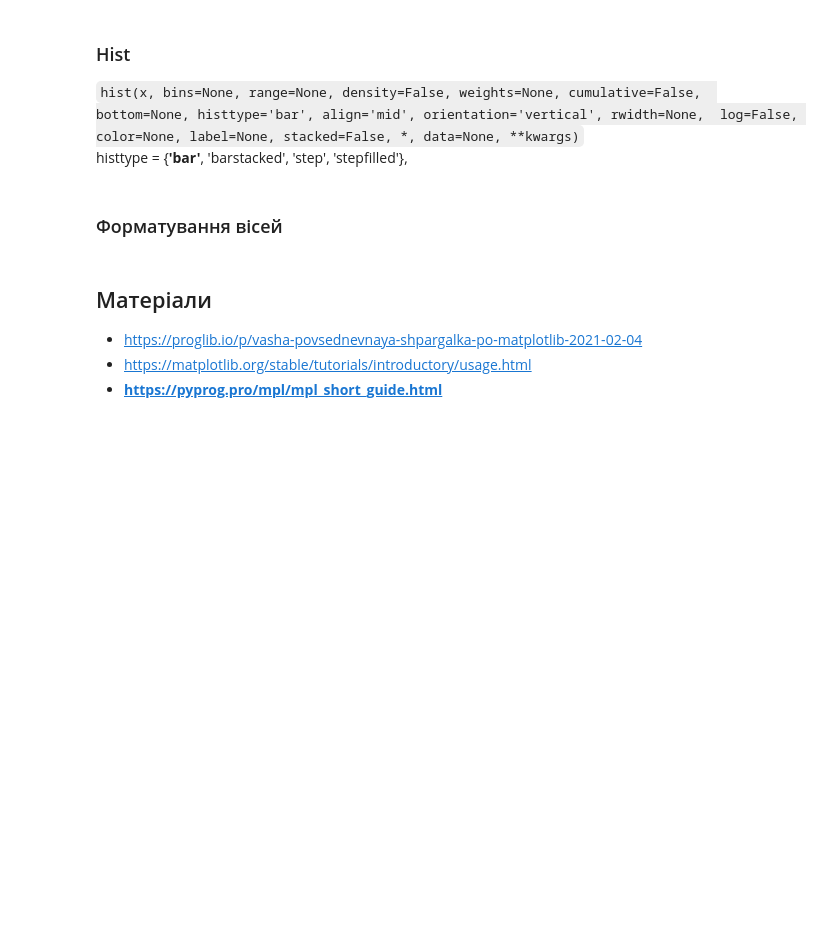
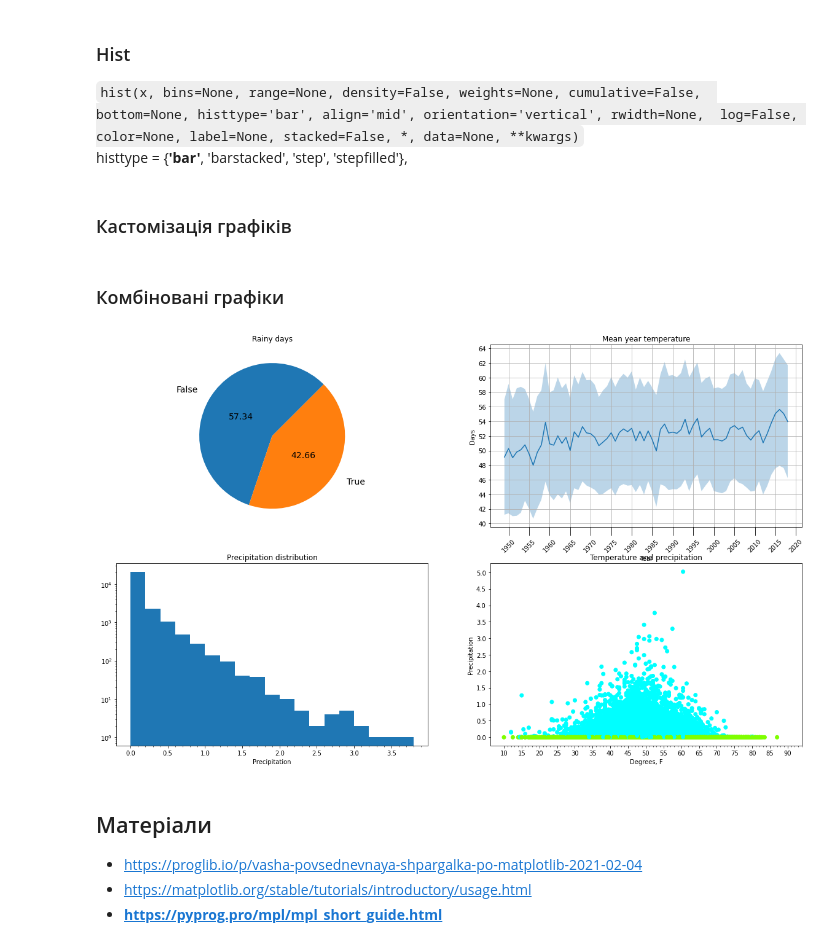
Before and after one commit to GenomicsUA/workshops, a Jupyter notebook: Python_R_Visualization/Python/Matplotlib.ipynb, the cells around one changed output. Cells and saved outputs as stored; diff of their text form; code cells hidden in the pictures; blank space fills up the shorter version.

Commit message:
Adde final MPL plot

```diff
--- a/Python_R_Visualization/Python/Matplotlib.ipynb
+++ b/Python_R_Visualization/Python/Matplotlib.ipynb
@@ -12,10 +11,12 @@ Image(url='https://matplotlib.org/stable/_static/logo2_compressed.svg')
 # %% [markdown]
 Matplotlib is a comprehensive library for creating static, animated, and interactive visualizations in Python.
 # %%
+weather = pd.read_csv('../datasets/seattleWeather.csv', parse_dates=['DATE'], index_col='DATE')
+weather['TAVG'] = weather[['TMAX', 'TMIN']].mean(axis=1)
 iris = pd.read_csv('../datasets/iris.csv', index_col='Id')
 flights = pd.read_csv('../datasets/flights.csv')
 mtcars = pd.read_csv('../datasets/mtcars.csv')
-
+weather
 xs = np.linspace(0, 2, 100)
 df = pd.DataFrame({'x': xs, 'y': xs, 'y2': xs ** 2, 'y3': xs ** 3})
 df.head(3)
@@ -466,8 +471,8 @@ plt.hist(flights['delay'], weights=flights['duration'],
          histtype='bar',
          density=False, cumulative=False)
 plt.show()
-# %% [markdown]
-### Форматування вісей
+# %% [markdown]
+### Кастомізація графіків
 # %%
 cyl8 = mtcars[mtcars['cyl'] == 8]
 plt.figure(figsize=(9,6))
@@ -480,6 +485,47 @@ plt.figure(figsize=(12,6))
 plt.bar(x='model', height='hp', color=list('rgbkymc'), data=cyl8)
 #plt.xticks(font='Arial', size=14, rotation='vertical')
 plt.show()
+# %% [markdown]
+### Комбіновані графіки
+# %%
+pie = weather.groupby('RAIN', as_index=False).agg({'PRCP': 'count'})
+line = weather[['TMAX', 'TMIN', 'TAVG']].resample('1Y').mean().reset_index()
+scatter = weather.assign(RAINcolor=weather['RAIN'].map({True: 'aqua', False: 'chartreuse', np.nan: 'moccasin'}))
+
+fig, axes = plt.subplots(figsize=(20,12), nrows=2, ncols=2)
+
+axes[0][0].pie(x='PRCP', labels='RAIN', autopct='%.2f', pctdistance=0.5, labeldistance=1.2, startangle=45, textprops={'size': 14}, data=pie)
+axes[0][0].set_title('Rainy days')
+
+axes[0][1].plot('DATE', 'TAVG', data=line)
+axes[0][1].fill_between(x='DATE', y1='TMIN', y2='TMAX', alpha=0.3, data=line)
+axes[0][1].set_title('Mean year temperature')
+axes[0][1].set_xlabel('Year')
+axes[0][1].xaxis.set_major_locator(mpl.dates.YearLocator(base=5))
+axes[0][1].xaxis.set_major_formatter(mpl.dates.DateFormatter('%Y'))
+axes[0][1].xaxis.set_tick_params(size=14, rotation=45)
+axes[0][1].set_ylabel('Degrees, F')
+axes[0][1].set_yticks(range(40, 66, 2))
+axes[0][1].grid()
+
+axes[1][0].hist(x='PRCP', bins=np.arange(0, 4, 0.2), data=weather)
+axes[1][0].set_title('Precipitation distribution')
+axes[1][0].set_xlabel('Precipitation')
+axes[1][0].set_xticks(np.arange(0, 4, 0.1), minor=True)
+axes[0][1].set_ylabel('Days')
+axes[1][0].set_yscale('log')
+
+axes[1][1].scatter(x='TAVG', y='PRCP', c='RAINcolor', data=scatter)
+axes[1][1].set_title('Temperature and precipitation')
+axes[1][1].set_xlabel('Degrees, F')
+axes[1][1].set_xticks(range(10, 95, 5))
+axes[1][1].set_xticks(range(10, 95, 1), minor=True)
+axes[1][1].set_ylabel('Precipitation')
+axes[1][1].set_yticks(np.arange(0, 5.2, .5))
+
+plt.show()
+# %% [output]
+[figure, added]
 # %% [markdown]
 ## Матеріали
 * https://proglib.io/p/vasha-povsednevnaya-shpargalka-po-matplotlib-2021-02-04
```
Also changed, not shown: parts of 5 cells of this notebook, 3 other files.
